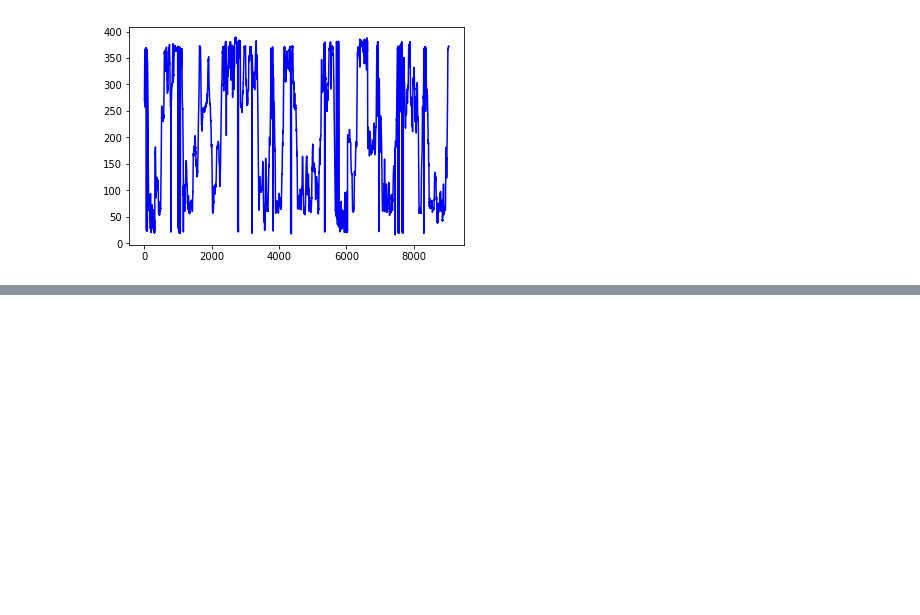
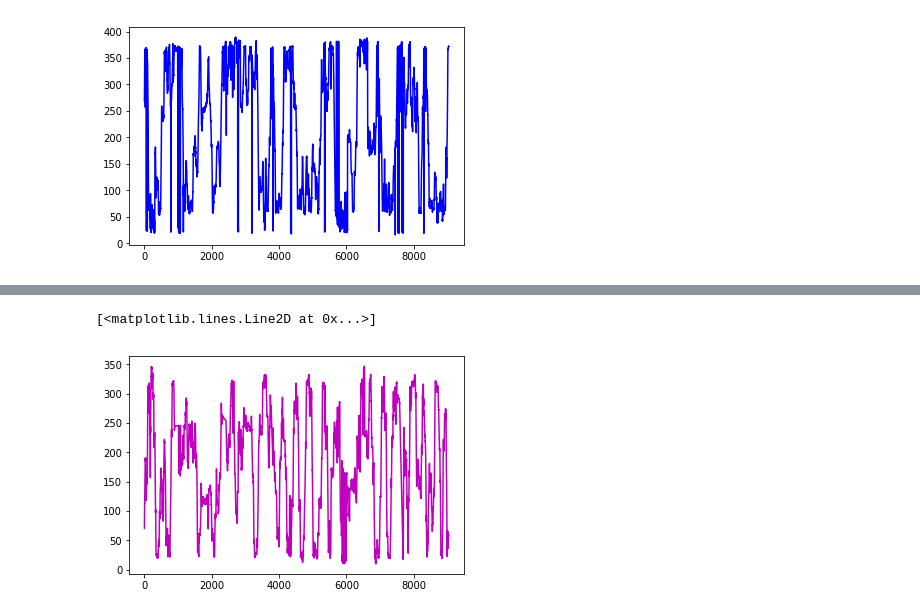
Before and after one commit to caniko/BiKiPy, a Jupyter notebook: DLCA example.ipynb, the cells around one changed output, grey strips where cells are left out. Cells and saved outputs as stored; diff of their text form; code cells hidden in the pictures; blank space fills up the shorter version.

```diff
--- a/DLCA example.ipynb
+++ b/DLCA example.ipynb
@@ -90,0 +102,5 @@ plt.plot(time, y_ni, 'r-')
+# %%
+plt.plot(time, x_ni, 'm-')
+# %% [output]
+[<matplotlib.lines.Line2D at 0x...>]
+[figure, added]
```
Also changed, not shown: parts of 13 cells of this notebook, 5 other files.
